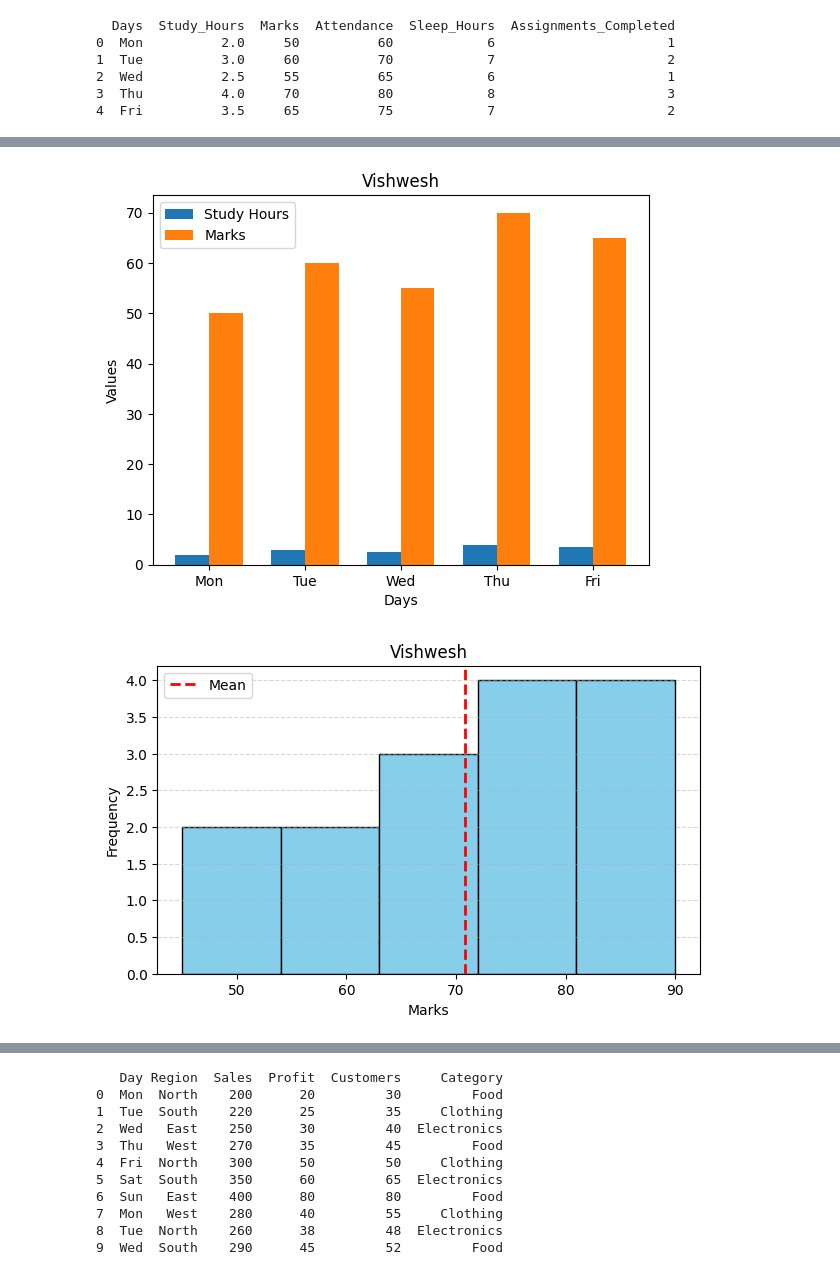
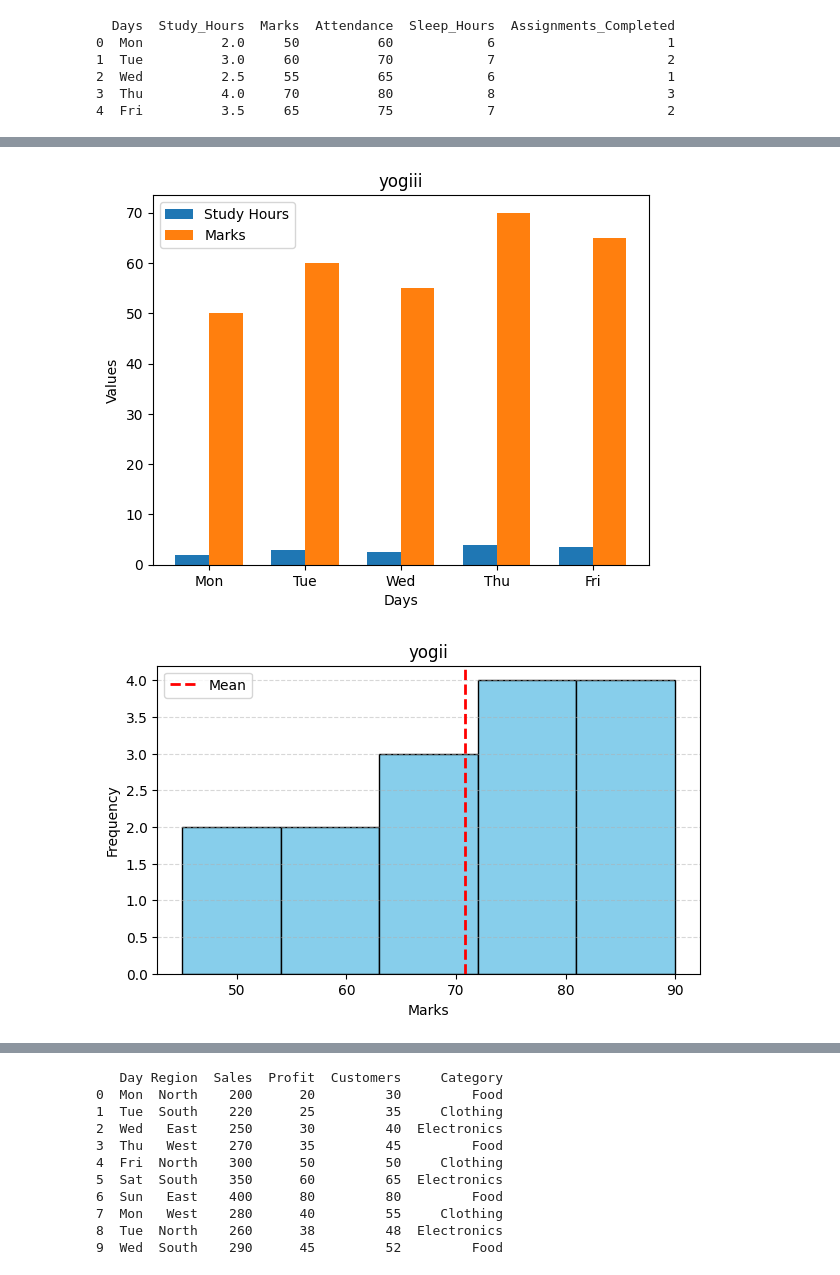
Before and after one commit to fhgqowfbeoufb/exp17, a Jupyter notebook: Experiment17_(1).ipynb, the cells around one changed output, grey strips where cells are left out. Cells and saved outputs as stored; diff of their text form; code cells hidden in the pictures.

```diff
--- a/Experiment17_(1).ipynb
+++ b/Experiment17_(1).ipynb
@@ -71,18 +71,18 @@ plt.show()
 # %%
 import numpy as np
 import matplotlib.pyplot as plt
 x=np.arange(len(df['Days'])) #positions fors bars
 width=0.35 #width of each bar
 plt.bar(x-width/2,df['Study_Hours'],width,label='Study Hours')
 plt.bar(x+width/2,df['Marks'],width,label='Marks')
 plt.xticks(x,df['Days'])
 plt.xlabel('Days')
 plt.ylabel('Values')
-plt.title('Vishwesh')
+plt.title('yogiii')
 plt.legend()
 plt.show()
 # %% [output]
-[figure, old version]
+[figure, new version]
 # %%
 import matplotlib.pyplot as plt
 import numpy as np
@@ -93,12 +93,12 @@ plt.hist(marks,bins=5,color='skyblue',edgecolor='black')
 plt.axvline(mean_value,color='red',linestyle='dashed',linewidth=2,label='Mean')
 plt.xlabel('Marks')
 plt.ylabel('Frequency')
-plt.title('Vishwesh')
+plt.title('yogii')
 plt.legend()
 plt.grid(axis='y',linestyle='--',alpha=0.5)
 plt.show()
 # %% [output]
-[figure, old version]
+[figure, new version]
 # %%
 #3. Histogram (Distribution)
 #Shows how values are spread
```
Also changed, not shown: parts of 12 cells of this notebook.
